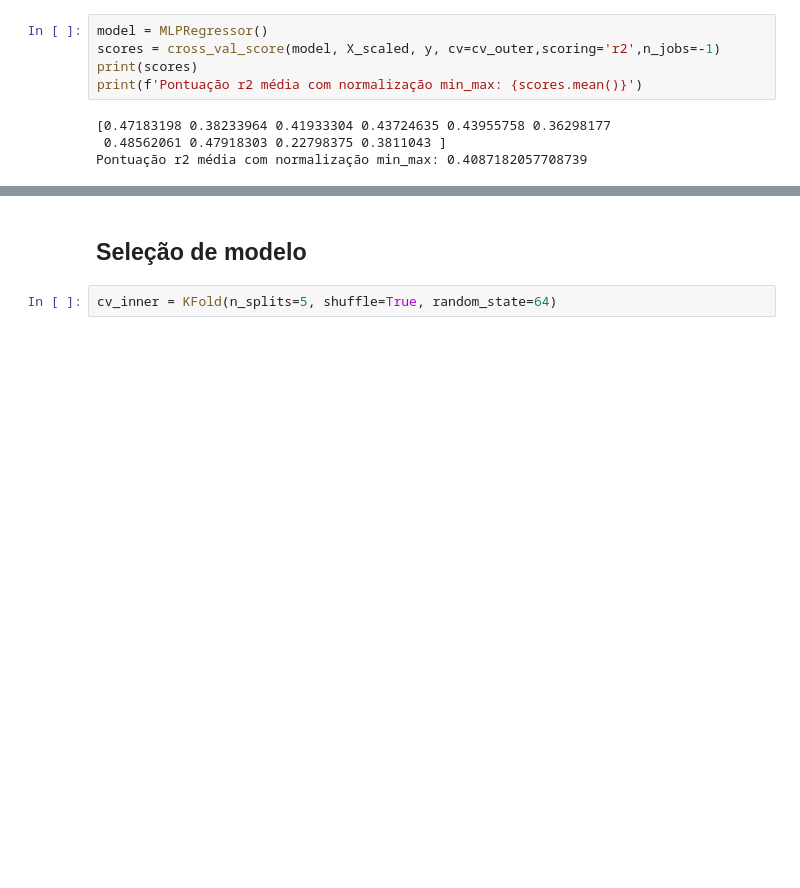
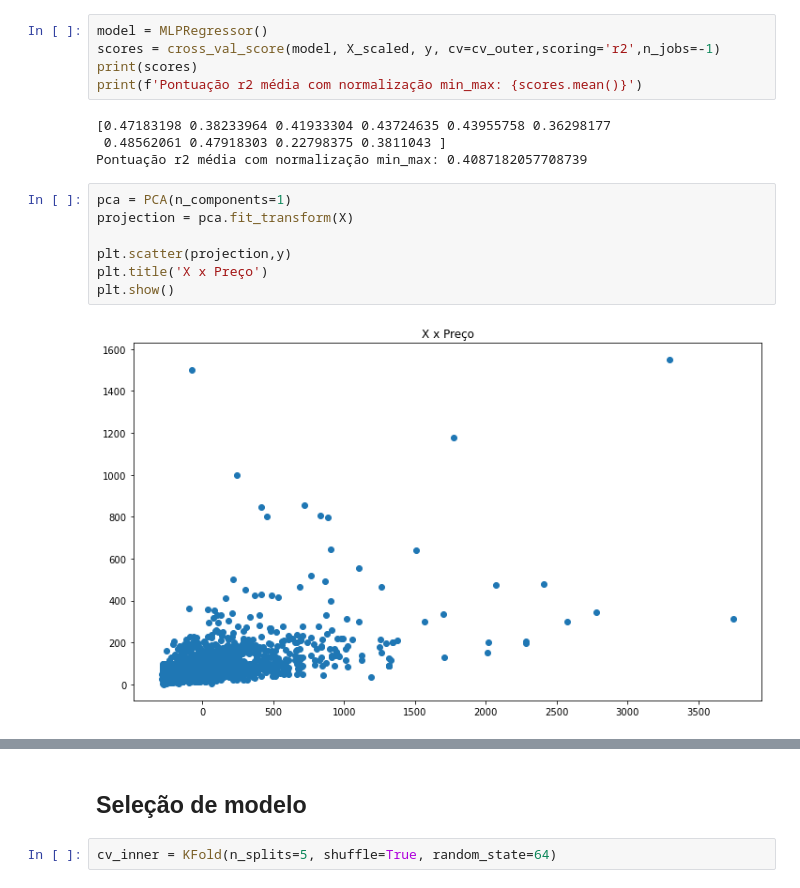
Before and after one commit to CaioViktor/Curso_Ciencias_de_Dados, a Jupyter notebook: trabalho/trab3/experiments_models.ipynb, the cells around one changed output, grey strips where cells are left out. Cells and saved outputs as stored; diff of their text form; blank space fills up the shorter version.

Commit message:
visualizing the dataset

```diff
--- a/trabalho/trab3/experiments_models.ipynb
+++ b/trabalho/trab3/experiments_models.ipynb
@@ -518,3 +519,12 @@ print(f'Pontuação r2 média com normalização min_max: {scores.mean()}')
 [0.47183198 0.38233964 0.41933304 0.43724635 0.43955758 0.36298177
  0.48562061 0.47918303 0.22798375 0.3811043 ]
 Pontuação r2 média com normalização min_max: 0.4087182057708739
+# %%
+pca = PCA(n_components=1)
+projection = pca.fit_transform(X)
+
+plt.scatter(projection,y)
+plt.title('X x Preço')
+plt.show()
+# %% [output]
+[figure, added]
```
Also changed, not shown: parts of 2 cells of this notebook.
